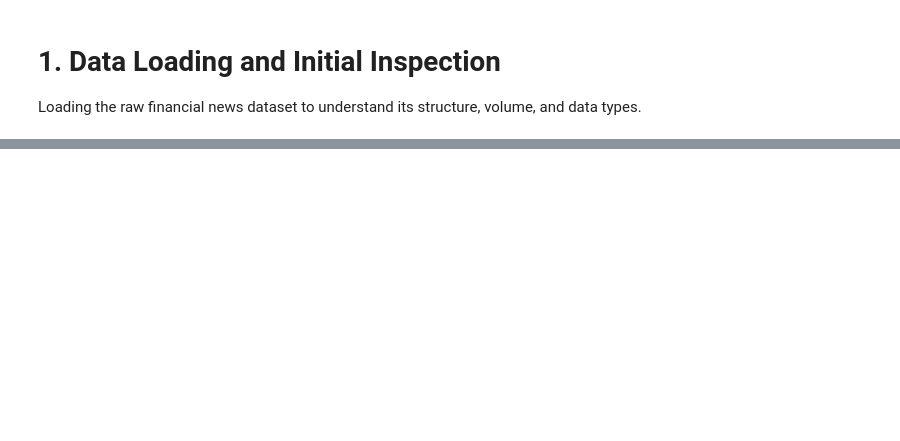
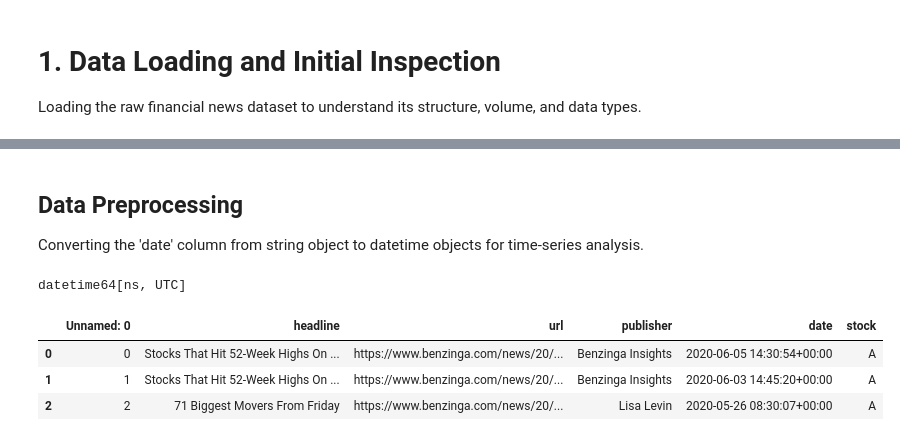
Before and after one commit to EliasD369/Price-Moves-with-News-Sentiment, a Jupyter notebook: nootbooks/Main.ipynb, the cells around one changed output, grey strips where cells are left out. Cells and saved outputs as stored; diff of their text form; code cells hidden in the pictures; blank space fills up the shorter version.

```diff
--- a/nootbooks/Main.ipynb
+++ b/nootbooks/Main.ipynb
@@ -47,0 +80,17 @@ NameError: name 'pd' is not defined
+# %% [markdown]
+## Data Preprocessing
+Converting the 'date' column from string object to datetime objects for time-series analysis.
+# %%
+# Convert date column to datetime, handling the specific format with offsets
+# errors='coerce' will turn unparseable dates into NaT (Not a Time)
+df['date'] = pd.to_datetime(df['date'], errors='coerce', utc=True)
+
+# Verify the conversion works
+print(df['date'].dtype)
+df.head(3)
+# %% [output]
+datetime64[ns, UTC]
+|  | Unnamed: 0 | headline | url | publisher | date | stock |
+| 0 | 0 | Stocks That Hit 52-Week Highs On ... | https://www.benzinga.com/news/20/... | Benzinga Insights | 2020-06-05 14:30:54+00:00 | A |
+| 1 | 1 | Stocks That Hit 52-Week Highs On ... | https://www.benzinga.com/news/20/... | Benzinga Insights | 2020-06-03 14:45:20+00:00 | A |
+| 2 | 2 | 71 Biggest Movers From Friday | https://www.benzinga.com/news/20/... | Lisa Levin | 2020-05-26 08:30:07+00:00 | A |
```
Also changed, not shown: parts of 10 cells of this notebook, 2 other files.
